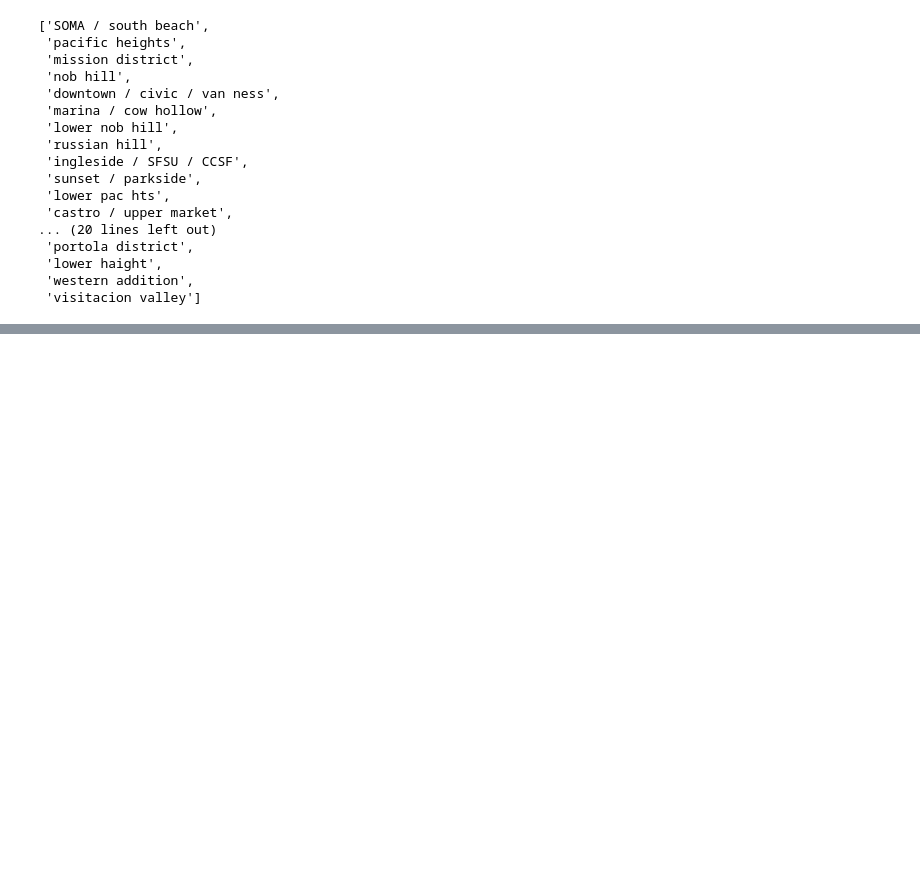
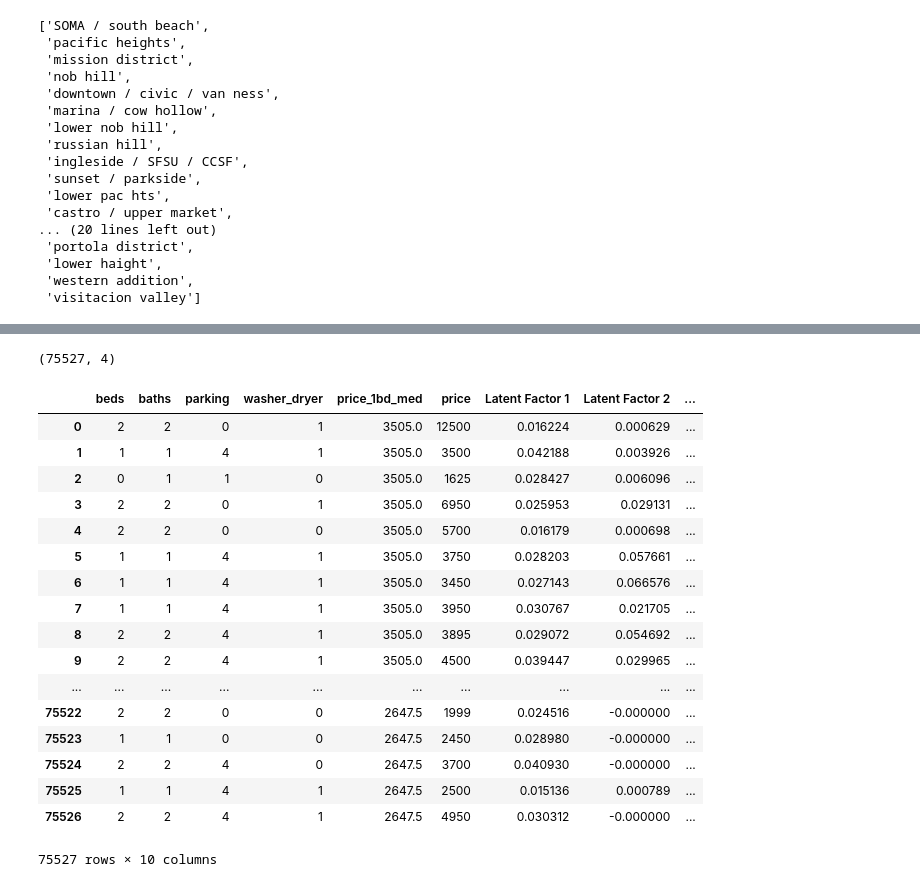
Before and after one commit to jonoleson/PriceMyRental, a Jupyter notebook: rental_data_eda.ipynb, the cells around one changed output, grey strips where cells are left out. Drawn from its saved outputs; the diff is of its cells as text; code cells hidden in the pictures; blank space fills up the shorter version.

Commit message:
Update clean_data code and add models code

```diff
--- a/rental_data_eda.ipynb
+++ b/rental_data_eda.ipynb
@@ -167,0 +125,4 @@ sf_deduped.join(df_grouped[['price']], rsuffix='_1bdavg')
+# %%
+vectorizer, X = get_tfidf(clean_text)
+# %%
+latent_weights = run_nmf(X, vectorizer, n_topics=4)
@@ -167,0 +142,31 @@ sf_deduped.join(df_grouped[['price']], rsuffix='_1bdavg')
+# %%
+latent_weights.shape
+# %% [output]
+(75527, 4)
+# %%
+latent_df = pd.DataFrame(latent_weights, columns=('Latent Factor 1', 'Latent Factor 2', 'Latent Factor 3', 'Latent Factor 4'))
+# %%
+test_df = test_df.reset_index()
+del test_df['neighborhood']
+merged_df = pd.concat([test_df, latent_df], axis=1)
+# %%
+merged_df
+# %% [output]
+|  | beds | baths | parking | washer_dryer | price_1bd_med | price | Latent Factor 1 | Latent Factor 2 | ... |
+| 0 | 2 | 2 | 0 | 1 | 3505.0 | 12500 | 0.016224 | 0.000629 | ... |
+| 1 | 1 | 1 | 4 | 1 | 3505.0 | 3500 | 0.042188 | 0.003926 | ... |
+| 2 | 0 | 1 | 1 | 0 | 3505.0 | 1625 | 0.028427 | 0.006096 | ... |
+| 3 | 2 | 2 | 0 | 1 | 3505.0 | 6950 | 0.025953 | 0.029131 | ... |
+| 4 | 2 | 2 | 0 | 0 | 3505.0 | 5700 | 0.016179 | 0.000698 | ... |
+| 5 | 1 | 1 | 4 | 1 | 3505.0 | 3750 | 0.028203 | 0.057661 | ... |
+| 6 | 1 | 1 | 4 | 1 | 3505.0 | 3450 | 0.027143 | 0.066576 | ... |
+| 7 | 1 | 1 | 4 | 1 | 3505.0 | 3950 | 0.030767 | 0.021705 | ... |
+| 8 | 2 | 2 | 4 | 1 | 3505.0 | 3895 | 0.029072 | 0.054692 | ... |
+| 9 | 2 | 2 | 4 | 1 | 3505.0 | 4500 | 0.039447 | 0.029965 | ... |
+| ... | ... | ... | ... | ... | ... | ... | ... | ... | ... |
+| 75522 | 2 | 2 | 0 | 0 | 2647.5 | 1999 | 0.024516 | -0.000000 | ... |
+| 75523 | 1 | 1 | 0 | 0 | 2647.5 | 2450 | 0.028980 | -0.000000 | ... |
+| 75524 | 2 | 2 | 4 | 0 | 2647.5 | 3700 | 0.040930 | -0.000000 | ... |
+| 75525 | 1 | 1 | 4 | 1 | 2647.5 | 2500 | 0.015136 | 0.000789 | ... |
+| 75526 | 2 | 2 | 4 | 1 | 2647.5 | 4950 | 0.030312 | -0.000000 | ... |
+75527 rows × 10 columns
```
Also changed, not shown: parts of 34 cells of this notebook, 5 other files.
